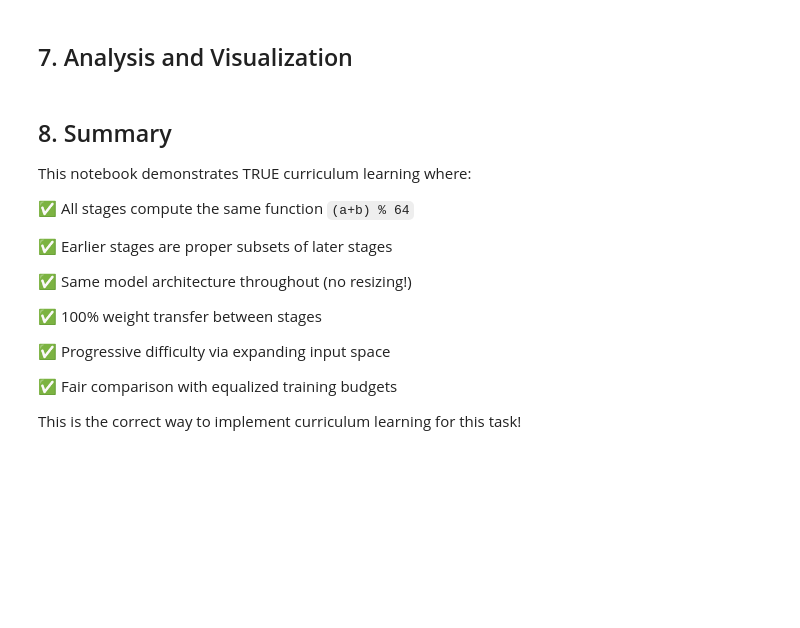
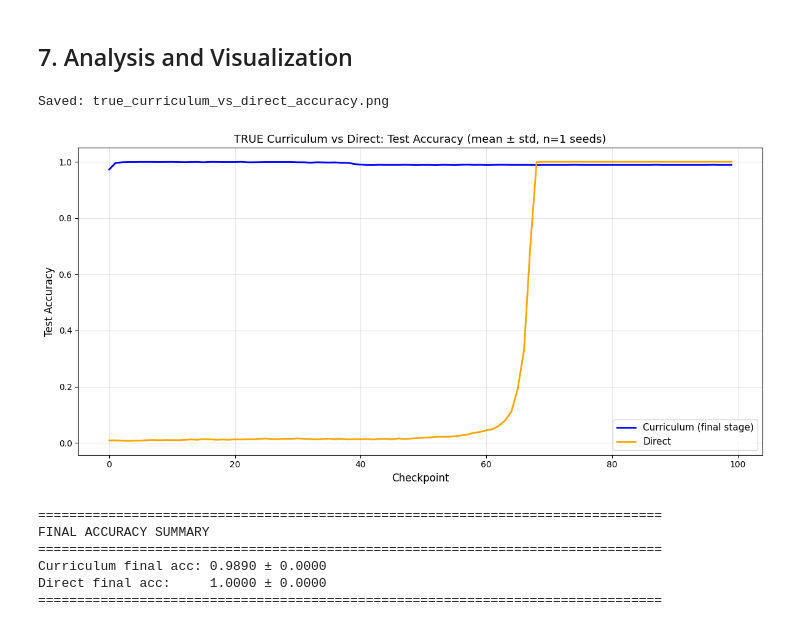
Before and after one commit to DorianAtSchool/SLT_experiments, a Jupyter notebook: main_experiment/true_curriculum_learning.ipynb, the cells around one changed output. Saved outputs shown, nothing was run; the diff lists cells and outputs as text; code cells hidden in the pictures; blank space fills up the shorter version.

Commit message:
true curriculum learning!

```diff
--- a/main_experiment/true_curriculum_learning.ipynb
+++ b/main_experiment/true_curriculum_learning.ipynb
@@ -307,7 +352,8 @@ for seed in SEEDS:
         curriculum_results[seed][max_val] = {'checkpoints': checkpoints, 'df': df}
 
         # Use final checkpoint as starting point for next stage
-        model = checkpoints[-1]
+        # BUG FIX: Use deepcopy to avoid modifying the stored checkpoint!
+        model = deepcopy(checkpoints[-1])
 
         if stage_idx == 0:
             print(f"\n✅ Stage 1 complete. Model created with vocab_size={params.p}")
@@ -369,57 +452,41 @@ direct_acc_std = np.std([a[:min_len_direct] for a in direct_accs], axis=0)
 
 # Plot
 fig, ax = plt.subplots(figsize=(12, 6))
 x_curr = np.arange(len(curr_acc_mean))
 x_direct = np.arange(len(direct_acc_mean))
 
 ax.plot(x_curr, curr_acc_mean, label='Curriculum (final stage)', color='blue', linewidth=2)
 ax.fill_between(x_curr, curr_acc_mean - curr_acc_std, curr_acc_mean + curr_acc_std,
                 alpha=0.3, color='blue')
 
 ax.plot(x_direct, direct_acc_mean, label='Direct', color='orange', linewidth=2)
 ax.fill_between(x_direct, direct_acc_mean - direct_acc_std, direct_acc_mean + direct_acc_std,
                 alpha=0.3, color='orange')
 
 ax.set_xlabel('Checkpoint', fontsize=12)
 ax.set_ylabel('Test Accuracy', fontsize=12)
 ax.set_title(f'TRUE Curriculum vs Direct: Test Accuracy (mean ± std, n={len(SEEDS)} seeds)', fontsize=13)
 ax.legend(fontsize=11)
 ax.grid(True, alpha=0.3)
 plt.tight_layout()
 save_fig(fig, 'true_curriculum_vs_direct_accuracy.png')
 
-# Statistical test
+# Print final accuracy summary
 curr_final = [df['val_acc'].iloc[-1] for seed in SEEDS for df in [curriculum_results[seed][INPUT_RANGES[-1]]['df']]]
 direct_final = [df['val_acc'].iloc[-1] for seed in SEEDS for df in [direct_results[seed]['df']]]
 
-t_stat, p_value = stats.ttest_ind(curr_final, direct_final)
-
 print("\n" + "="*80)
-print("STATISTICAL COMPARISON")
+print("FINAL ACCURACY SUMMARY")
 print("="*80)
 print(f"Curriculum final acc: {np.mean(curr_final):.4f} ± {np.std(curr_final):.4f}")
 print(f"Direct final acc:     {np.mean(direct_final):.4f} ± {np.std(direct_final):.4f}")
-print(f"\nt-test: t={t_stat:.4f}, p={p_value:.4f}")
-if p_value < 0.05:
-    print("✅ Statistically significant difference (p < 0.05)")
-else:
-    print("⚠️  No significant difference (p >= 0.05)")
 print("="*80)
+# %% [output]
+Saved: true_curriculum_vs_direct_accuracy.png
+[figure, added]
+================================================================================
+FINAL ACCURACY SUMMARY
+================================================================================
+Curriculum final acc: 0.9890 ± 0.0000
+Direct final acc:     1.0000 ± 0.0000
+================================================================================
-# %% [markdown]
-## 8. Summary
-
-This notebook demonstrates TRUE curriculum learning where:
-
-✅ All stages compute the same function `(a+b) % 64`
-
-✅ Earlier stages are proper subsets of later stages
-
-✅ Same model architecture throughout (no resizing!)
-
-✅ 100% weight transfer between stages
-
-✅ Progressive difficulty via expanding input space
-
-✅ Fair comparison with equalized training budgets
-
-This is the correct way to implement curriculum learning for this task!
```
Also changed, not shown: parts of 19 cells of this notebook, 16 other files.
